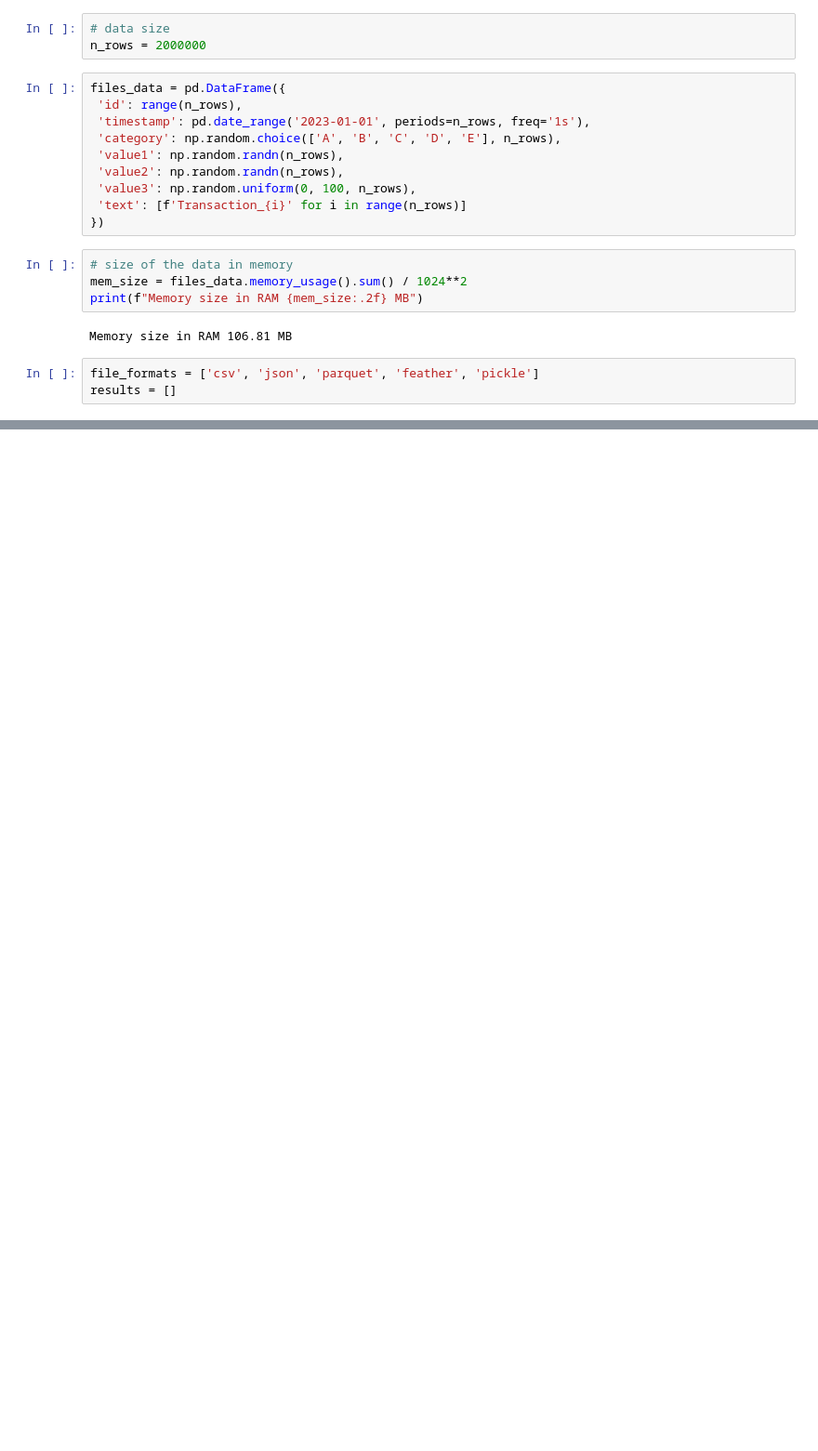
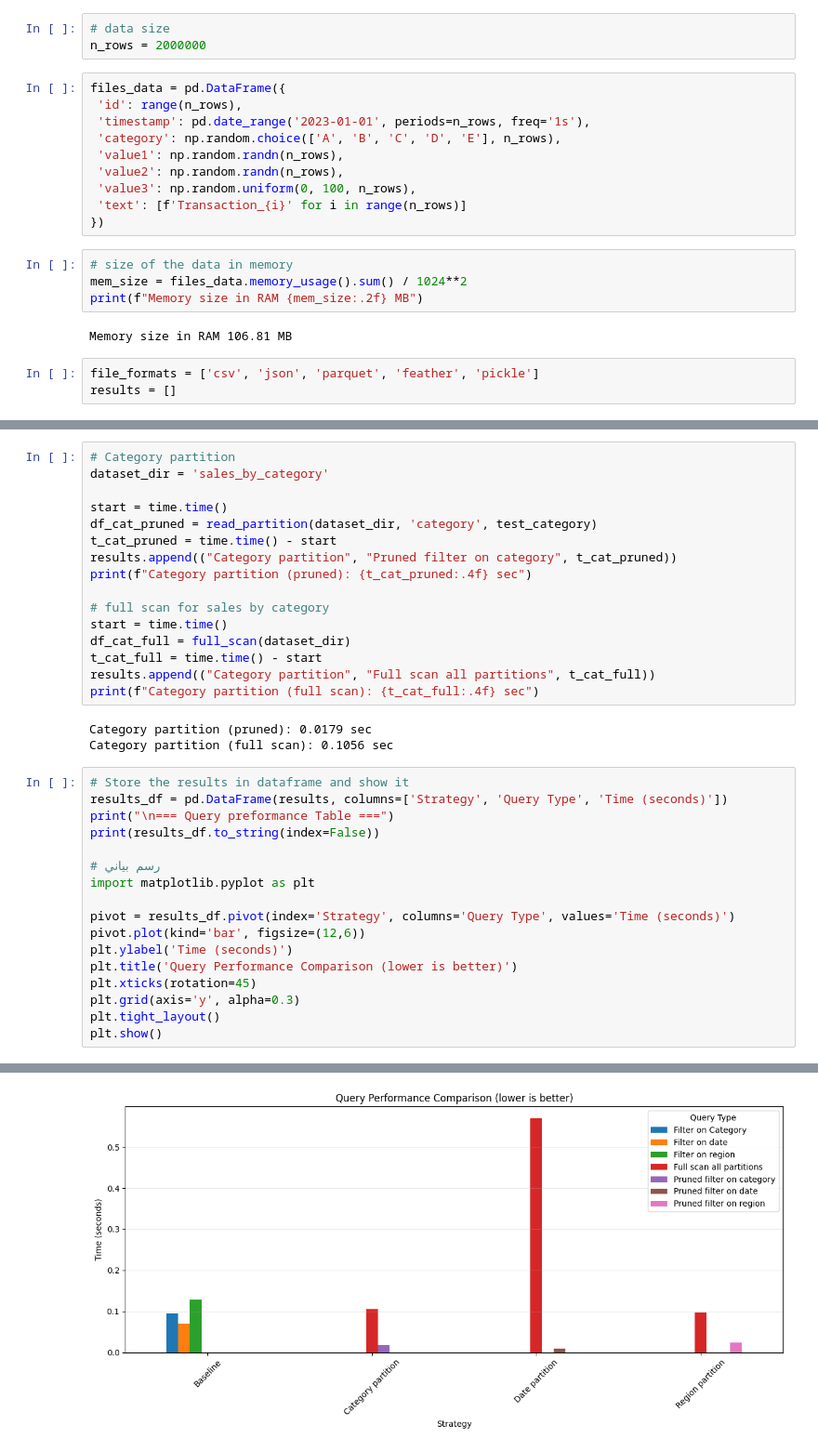
Before and after one commit to Samarbal/Big-Data-Analysis, a Jupyter notebook: Big_Data_Lab_2.ipynb, the cells around one changed output, grey strips where cells are left out. Shown at 93% size. Saved outputs shown, nothing was run; the diff lists cells and outputs as text; blank space fills up the shorter version.

```diff
--- a/Big_Data_Lab_2.ipynb
+++ b/Big_Data_Lab_2.ipynb
@@ -143,0 +406,37 @@ This section will compare various file formats (CSV, JSON, Parquet, Feather, Pic
+# %%
+# Category partition
+dataset_dir = 'sales_by_category'
+
+start = time.time()
+df_cat_pruned = read_partition(dataset_dir, 'category', test_category)
+t_cat_pruned = time.time() - start
+results.append(("Category partition", "Pruned filter on category", t_cat_pruned))
+print(f"Category partition (pruned): {t_cat_pruned:.4f} sec")
+
+# full scan for sales by category
+start = time.time()
+df_cat_full = full_scan(dataset_dir)
+t_cat_full = time.time() - start
+results.append(("Category partition", "Full scan all partitions", t_cat_full))
+print(f"Category partition (full scan): {t_cat_full:.4f} sec")
+# %% [output]
+Category partition (pruned): 0.0179 sec
+Category partition (full scan): 0.1056 sec
+# %%
+# Store the results in dataframe and show it
+results_df = pd.DataFrame(results, columns=['Strategy', 'Query Type', 'Time (seconds)'])
+print("\n=== Query preformance Table ===")
+print(results_df.to_string(index=False))
+
+# رسم بياني
+import matplotlib.pyplot as plt
+
+pivot = results_df.pivot(index='Strategy', columns='Query Type', values='Time (seconds)')
+pivot.plot(kind='bar', figsize=(12,6))
+plt.ylabel('Time (seconds)')
+plt.title('Query Performance Comparison (lower is better)')
+plt.xticks(rotation=45)
+plt.grid(axis='y', alpha=0.3)
+plt.tight_layout()
+plt.show()
+# %% [output]
@@ -143,0 +454 @@ This section will compare various file formats (CSV, JSON, Parquet, Feather, Pic
+[figure, added]
```
Also changed, not shown: parts of 29 cells of this notebook.
